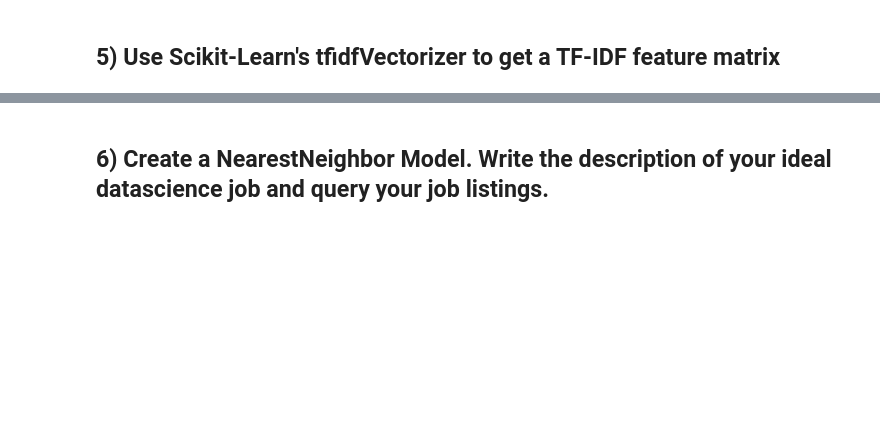
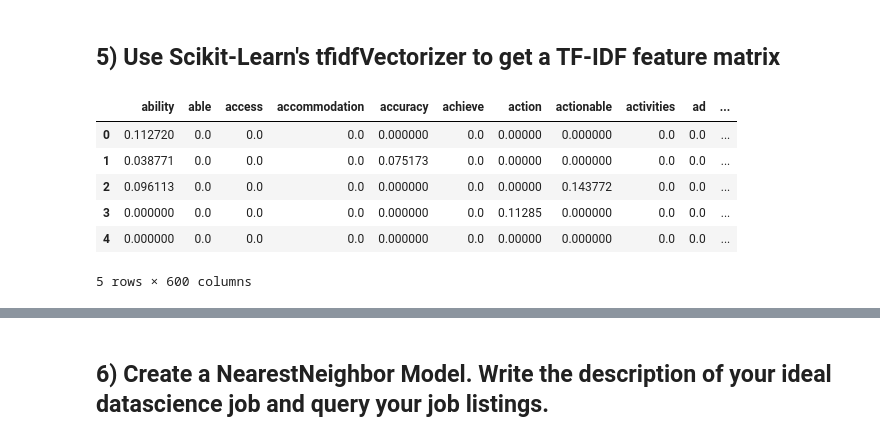
Before and after one commit to pingao2019/DS-Unit-4-Sprint-1-NLP, a Jupyter notebook: LS_DS_412_Vector_Representations_Assignment.ipynb, the cells around one changed output, grey strips where cells are left out. Drawn from its saved outputs; the diff is of its cells as text; code cells hidden in the pictures; blank space fills up the shorter version.

```diff
--- a/LS_DS_412_Vector_Representations_Assignment.ipynb
+++ b/LS_DS_412_Vector_Representations_Assignment.ipynb
@@ -135,0 +282,25 @@ raise Exception("\nThis task is not complete. \nReplace this line with your code
+# %%
+from sklearn.feature_extraction.text import TfidfVectorizer
+
+### Instantiate vectorizer object
+tfidf = TfidfVectorizer(stop_words='english',max_features=600)
+
+### Create a vocabulary and get word counts per document
+### Similiar to fit_predict
+dtm = tfidf.fit_transform(df1['clean_desc'])
+
+### Print word counts
+
+### Get feature names to use as dataframe column headers
+dtm = pd.DataFrame(dtm.todense(), columns=tfidf.get_feature_names())
+
+### View Feature Matrix as DataFrame
+dtm.head()
+# %% [output]
+|  | ability | able | access | accommodation | accuracy | achieve | action | actionable | activities | ad | ... |
+| 0 | 0.112720 | 0.0 | 0.0 | 0.0 | 0.000000 | 0.0 | 0.00000 | 0.000000 | 0.0 | 0.0 | ... |
+| 1 | 0.038771 | 0.0 | 0.0 | 0.0 | 0.075173 | 0.0 | 0.00000 | 0.000000 | 0.0 | 0.0 | ... |
+| 2 | 0.096113 | 0.0 | 0.0 | 0.0 | 0.000000 | 0.0 | 0.00000 | 0.143772 | 0.0 | 0.0 | ... |
+| 3 | 0.000000 | 0.0 | 0.0 | 0.0 | 0.000000 | 0.0 | 0.11285 | 0.000000 | 0.0 | 0.0 | ... |
+| 4 | 0.000000 | 0.0 | 0.0 | 0.0 | 0.000000 | 0.0 | 0.00000 | 0.000000 | 0.0 | 0.0 | ... |
+5 rows × 600 columns
```
Also changed, not shown: parts of 24 cells of this notebook.
